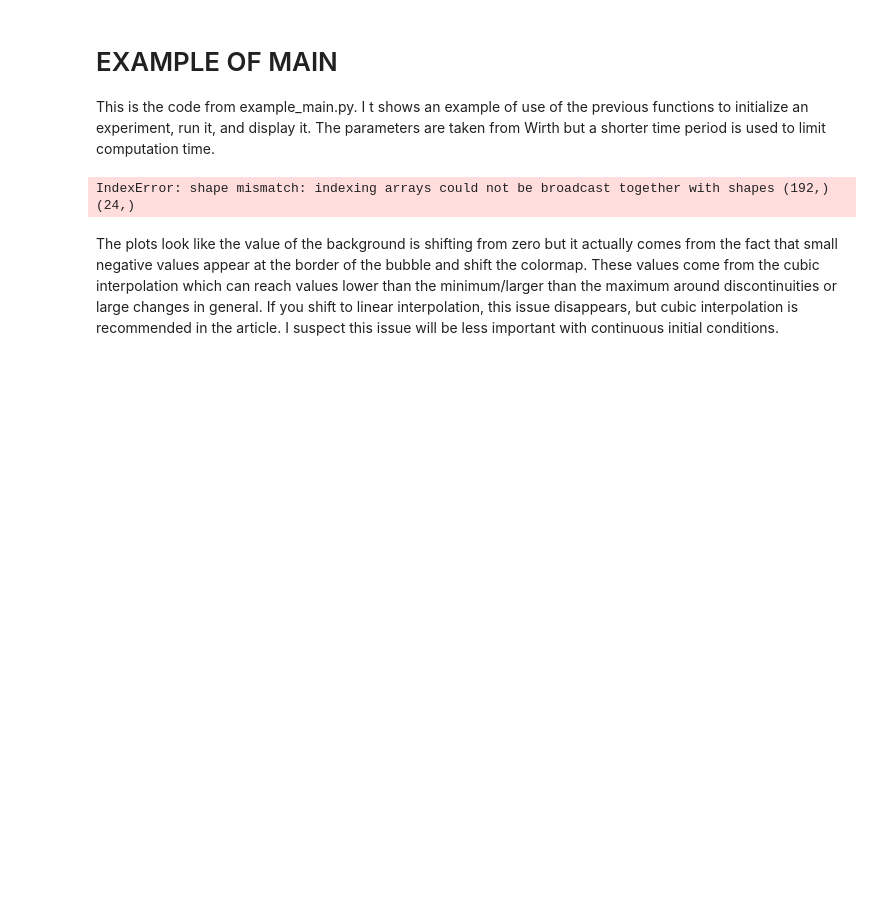
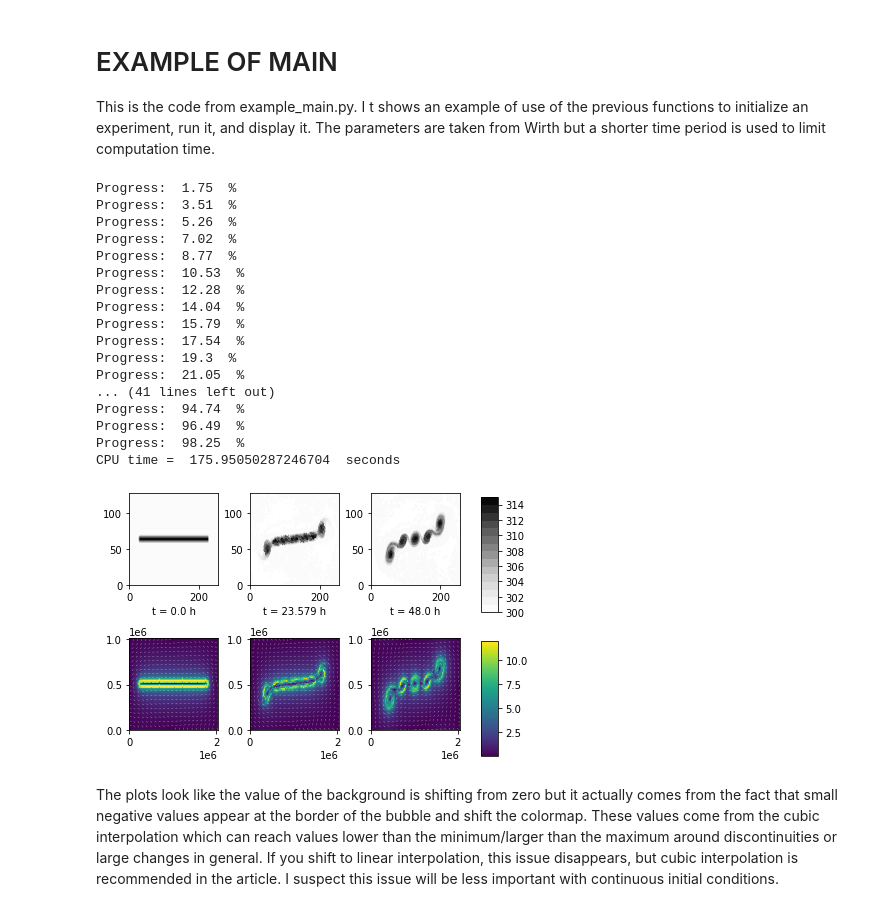
Before and after one commit to Pablitorichard/PIE_meteo, a Jupyter notebook: filament_modeling/demo_advection.ipynb, the cells around one changed output. Saved outputs shown, nothing was run; the diff lists cells and outputs as text; code cells hidden in the pictures; blank space fills up the shorter version.

```diff
--- a/filament_modeling/demo_advection.ipynb
+++ b/filament_modeling/demo_advection.ipynb
@@ -357,7 +509,7 @@ F^{+}(x,y) = F^{-}(x - 2*\alpha_u^{-}, y - 2*\alpha_v^{-}).
 # %%
 def advection_step_3P(alpha_u_minus, alpha_v_minus,field_minus, dt, u, v,
                       dx, dy, alpha_method='linear',
-                      order_alpha=2, F_method='cubic'):
+                      order_alpha=2, F_method='bicubic'):
 
 # ITERATIVE ESTIMATION OF THE DISPLACEMENT-------------------------------
 # The displacement alpha is estimated iteratively by interpolating the wind
@@ -372,15 +524,15 @@ def advection_step_3P(alpha_u_minus, alpha_v_minus,field_minus, dt, u, v,
         # which uses linear inteprolation for all iterations but the last
         # one, for which cubic interpolation is used.
         if k==order_alpha-1 and alpha_method =='mix':
-            method = 'cubic'
-        elif k==order_alpha-1 and alpha_method =='mix':
+            method = 'bicubic'
+        elif k < order_alpha-1 and alpha_method =='mix':
             method='linear'
         else:
             method=alpha_method
 
         [alpha_u, alpha_v] = (dt/dx)*upstream_interp(alpha_u_minus,
-                                             alpha_v_minus,
-                                             np.array([u,v]),method)
+                                        alpha_v_minus,
+                                        np.array([u,v]),method=method)
         alpha_u_minus = alpha_u
         alpha_v_minus = alpha_v
 
@@ -388,7 +540,8 @@ def advection_step_3P(alpha_u_minus, alpha_v_minus,field_minus, dt, u, v,
 
     # The field at time tk + dt is udpated by interpolating the field at
     # time tk -dt at the locations x - 2* alpha.
-    field_plus = upstream_interp(2*alpha_u, 2*alpha_v, field_minus)
+    field_plus = upstream_interp(2*alpha_u, 2*alpha_v, field_minus,
+                                 method = F_method)
 
     return alpha_u, alpha_v, field_plus
 # %% [markdown]
@@ -484,7 +660,7 @@ def ugly_plot(path, lvl_num=5, colormap='Greys', ratio=8):
     F=handle['theta_t'][:,:,1]
     lvl=MaxNLocator(nbins=lvl_num).tick_values(F.min(), F.max())
     im_t0=ax_t0.contourf(F.T,cmap=colormap,levels=lvl)
-    t0_label = 't = '+ str(round(handle['t'][1]/3600,3)) + " h"
+    t0_label = 't = '+ str(round(handle['t'][0]/3600,3)) + " h"
     ax_t0.set_xlabel(t0_label)
 
     F=handle['theta_t'][:,:,Nt//2]
@@ -564,37 +740,74 @@ def ugly_plot(path, lvl_num=5, colormap='Greys', ratio=8):
 
 This is the code from example_main.py. I t shows an example of use of the previous functions to initialize an experiment, run it, and display it. The parameters are taken from Wirth but a shorter time period is used to limit computation time.
 # %%
+
+#Path management
+from pathlib import Path
+import os
+import inspect
+self_path = Path(os.path.dirname(inspect.getfile(lambda: None)))
+
+
+#Custom functions
+from test_cases import bubble_test, gaussian_test, v_stripe_test
+from advection_driver import advection_driver
+from ugly_plot import ugly_plot
 
 # Pick an adress for the netCDF file (it will over write existing files)
 path = self_path / "out.nc"
 
 # Parameters
 Lx = 2048E3
 Ly = 1024E3
 Nx = 256
 Ny = 128
-dt = 3600
 
+# Nt will drive the computation time. On my standard laptop (when plugged in),
+# I measure around 500 time cycles per hour for linear interpolation.
+dt = 3000
 T = 48*3600
 Nt = int(T//dt)
 
 
 
 # Pick a test case
-v_stripe_test(path, Lx, Ly, Nx, Ny, T, Nt)
+
+# Half width of the stripe
+dY = Ny//20
+# Distance between the side of the X axis and the first V-profile
+dX = Nx//8
+v_stripe_test(path, Lx, Ly, Nx, Ny, T, Nt, dX, dY)
 
 # cx = Lx//2
 # cy = Ly//2
 # radius = Lx/20
 # bubble_test(path, Lx, Ly, Nx, Ny, T, Nt, cx, cy, radius)
 
 
 # # The advection driver will propagate the solution in time
-advection_driver(path, 1)
+advection_driver(path, pseudo_spectral_wind = 1,
+                 alpha_method = 'linear', F_method='linear')
 
 # the name is accurate, it is a plot, it is ugly
-ugly_plot(path, ratio=20, lvl_num=10)
+ugly_plot(path, ratio=20, lvl_num=15)
 # %% [output]
-IndexError: shape mismatch: indexing arrays could not be broadcast together with shapes (192,) (24,)
+Progress:  1.75  %
+Progress:  3.51  %
+Progress:  5.26  %
+Progress:  7.02  %
+Progress:  8.77  %
+Progress:  10.53  %
+Progress:  12.28  %
+Progress:  14.04  %
+Progress:  15.79  %
+Progress:  17.54  %
+Progress:  19.3  %
+Progress:  21.05  %
+... (41 lines left out)
+Progress:  94.74  %
+Progress:  96.49  %
+Progress:  98.25  %
+CPU time =  175.95050287246704  seconds
+[figure, added]
 # %% [markdown]
 The plots look like the value of the background is shifting from zero but it actually comes from the fact that small negative values appear at the border of the bubble and shift the colormap. These values come from the cubic interpolation which can reach values lower than the minimum/larger than the maximum around discontinuities or large changes in general. If you shift to linear interpolation, this issue disappears, but cubic interpolation is recommended in the article. I suspect this issue will be less important with continuous initial conditions.
```
Also changed, not shown: parts of 3 cells of this notebook.
